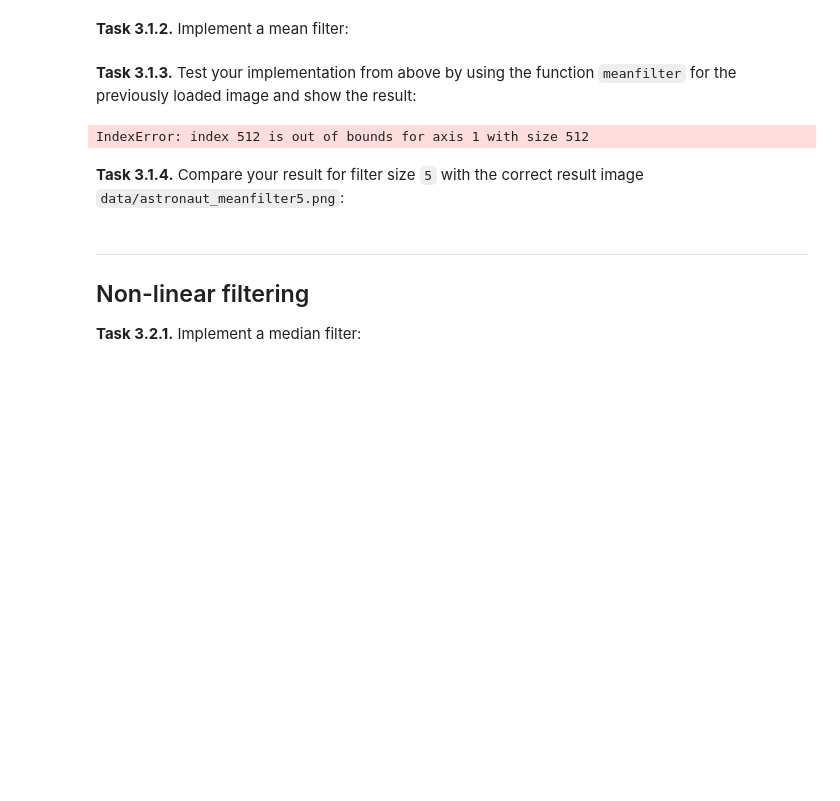
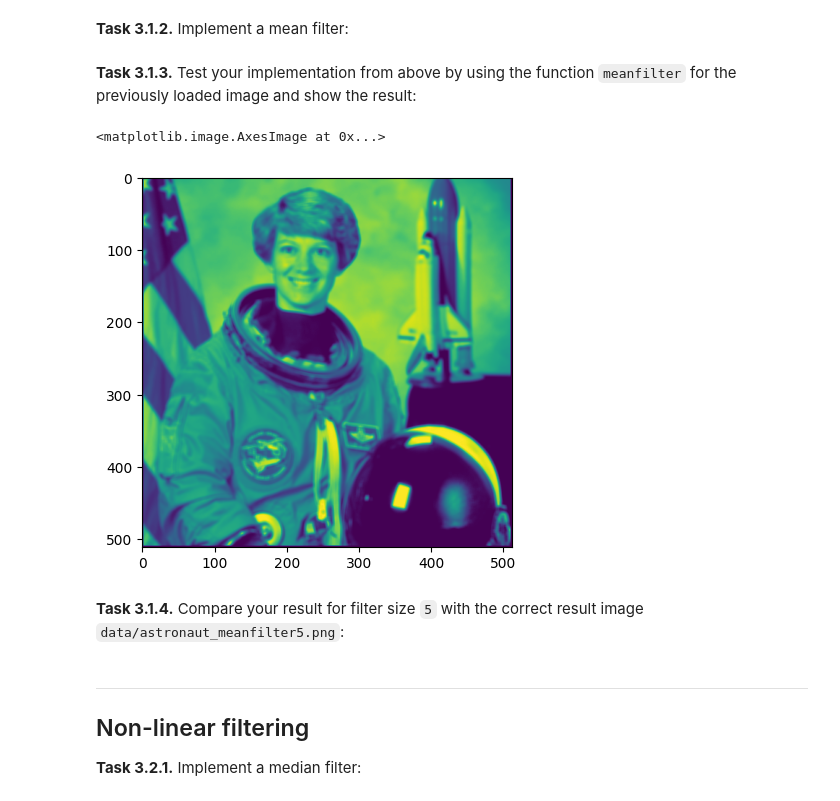
Before and after one commit to vasilev-b/mobi-fs3-python, a Jupyter notebook: task3.ipynb, the cells around one changed output. Saved outputs shown, nothing was run; the diff lists cells and outputs as text; code cells hidden in the pictures; blank space fills up the shorter version.

```diff
--- a/task3.ipynb
+++ b/task3.ipynb
@@ -18,29 +19,30 @@ plt.imshow(img)
 # %% [markdown]
 **<a id="#">Task 3.1.2.</a>** Implement a mean filter:
 # %%
+import numpy
+
 def meanfilter(img, size):
     result = numpy.zeros(img.shape)
     n = (size - 1) // 2
     for p in numpy.ndindex(img.shape):
-        if p > img.shape[1] - n:
-            result
         neighborhood_sum = 0
-        for q in numpy.ndindex(size, size):
-            h = q[0]
-            h = h + p[0] - n
-            w = q[1]
-            w = w + p[1] - n
-            neighborhood_sum = neighborhood_sum + img[h, w]
-        img[p] = neighborhood_sum / size**2
-        result[p] = img[p]
+        if p[0] < n or p[1] < n or img.shape[0] - p[0] <= n or img.shape[1] - p[1] <= n:
+            result[p] = 0
+        else:
+            for q in numpy.ndindex(size, size):
+                h = q[0] + p[0] - n
+                w = q[1] + p[1] - n
+                neighborhood_sum = neighborhood_sum + img[h, w]
+            result[p] = neighborhood_sum / size**2
     return result
 # %% [markdown]
 **<a id="#">Task 3.1.3.</a>** Test your implementation from above by using the function `meanfilter` for the previously loaded image and show the result:
 # %%
 copy = img.copy()
-fcopy = meanfilter(copy, 9)
+fcopy = meanfilter(copy, 5)
 plt.imshow(fcopy)
 # %% [output]
-IndexError: index 512 is out of bounds for axis 1 with size 512
+<matplotlib.image.AxesImage at 0x...>
+[figure, added]
 # %% [markdown]
 **<a id="#">Task 3.1.4.</a>** Compare your result for filter size `5` with the correct result image `data/astronaut_meanfilter5.png`:
```
Also changed, not shown: parts of 2 cells of this notebook.
